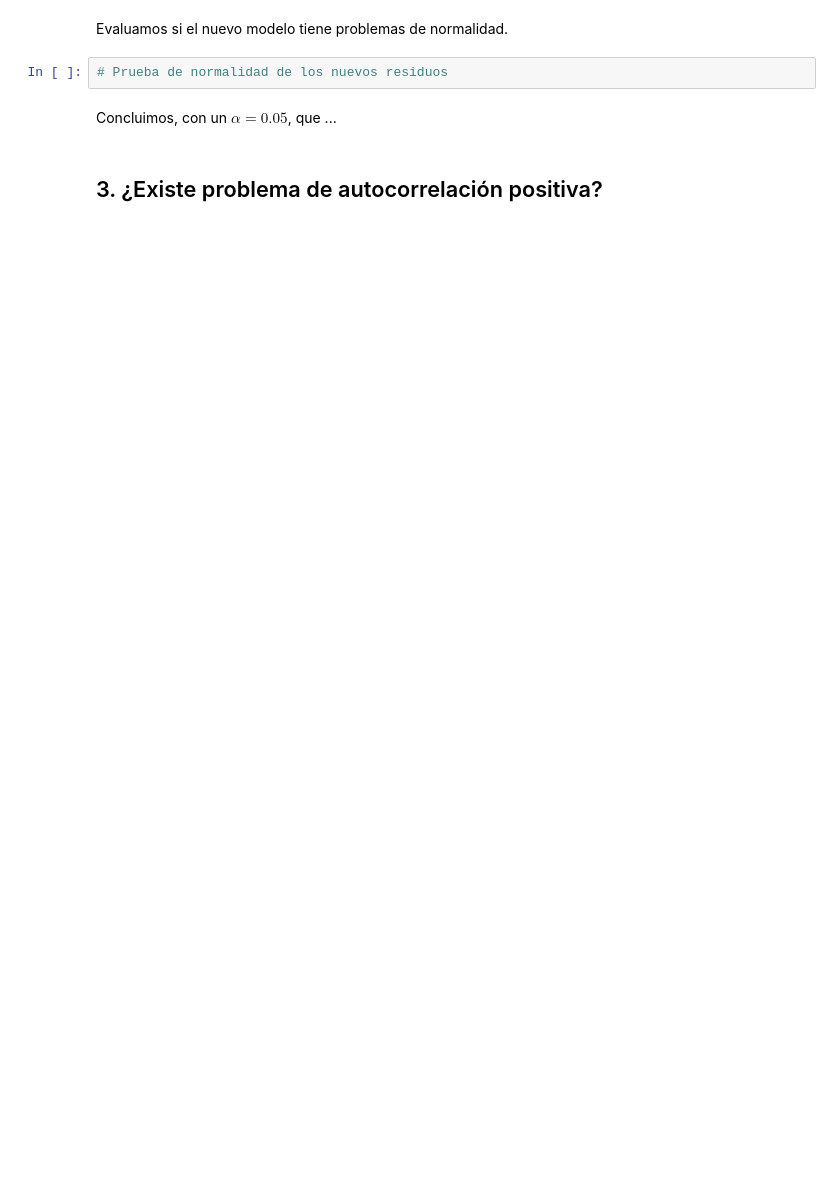
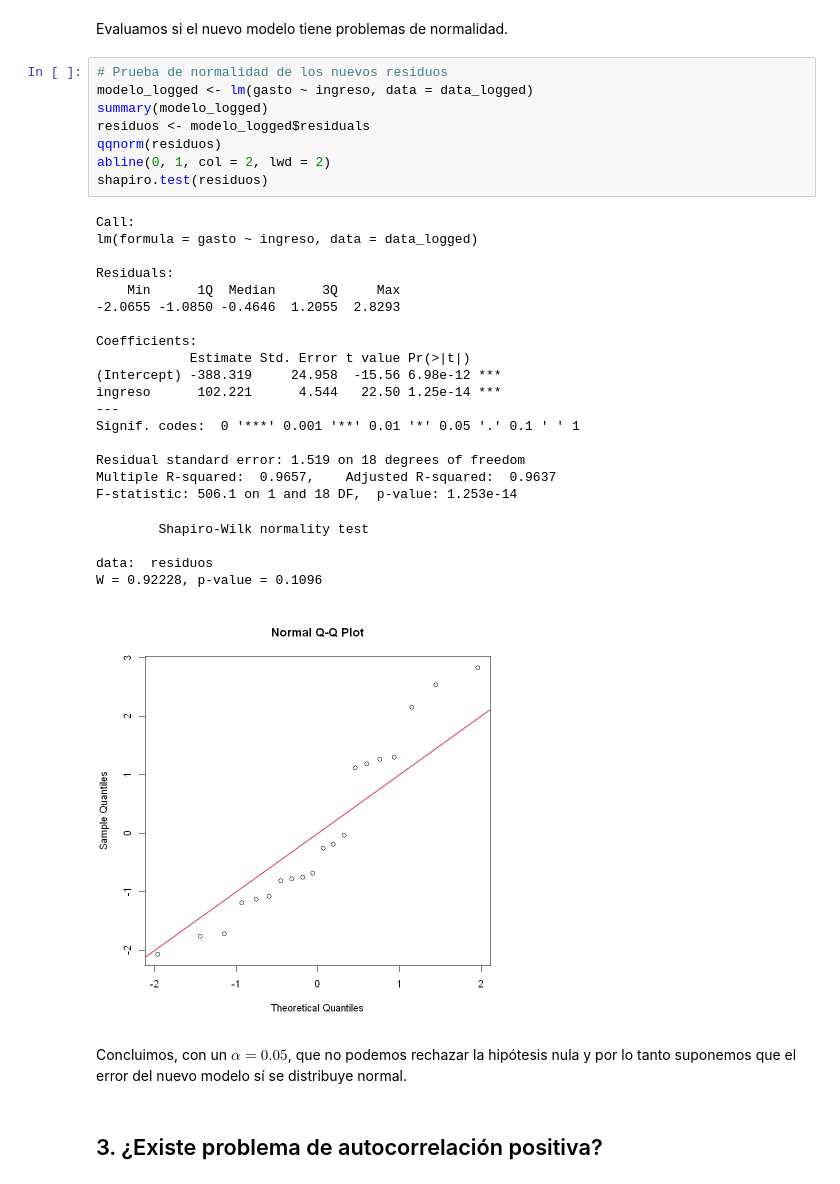
Before and after one commit to MantiMantilla/MEL-2022-2, a Jupyter notebook: Talleres/Taller 4 - Clase 21/Taller clase 21.ipynb, the cells around one changed output. Cells and saved outputs as stored; diff of their text form; blank space fills up the shorter version.

```diff
--- a/Talleres/Taller 4 - Clase 21/Taller clase 21.ipynb
+++ b/Talleres/Taller 4 - Clase 21/Taller clase 21.ipynb
@@ -58,7 +97,36 @@ Definimos el siguiente modelo con una transformación...
 Evaluamos si el nuevo modelo tiene problemas de normalidad.
 # %%
 # Prueba de normalidad de los nuevos residuos
+modelo_logged <- lm(gasto ~ ingreso, data = data_logged)
+summary(modelo_logged)
+residuos <- modelo_logged$residuals
+qqnorm(residuos)
+abline(0, 1, col = 2, lwd = 2)
+shapiro.test(residuos)
+# %% [output]
+Call:
+lm(formula = gasto ~ ingreso, data = data_logged)
+
+Residuals:
+    Min      1Q  Median      3Q     Max
+-2.0655 -1.0850 -0.4646  1.2055  2.8293
+
+Coefficients:
+            Estimate Std. Error t value Pr(>|t|)
+(Intercept) -388.319     24.958  -15.56 6.98e-12 ***
+ingreso      102.221      4.544   22.50 1.25e-14 ***
+---
+Signif. codes:  0 '***' 0.001 '**' 0.01 '*' 0.05 '.' 0.1 ' ' 1
+
+Residual standard error: 1.519 on 18 degrees of freedom
+Multiple R-squared:  0.9657,    Adjusted R-squared:  0.9637
+F-statistic: 506.1 on 1 and 18 DF,  p-value: 1.253e-14
+        Shapiro-Wilk normality test
+
+data:  residuos
+W = 0.92228, p-value = 0.1096
+[figure, added]
 # %% [markdown]
-Concluimos, con un $\alpha = 0.05$, que ...
+Concluimos, con un $\alpha = 0.05$, que no podemos rechazar la hipótesis nula y por lo tanto suponemos que el error del nuevo modelo sí se distribuye normal.
 # %% [markdown]
 ## 3. ¿Existe problema de autocorrelación positiva?
```
Also changed, not shown: parts of 30 cells of this notebook.
